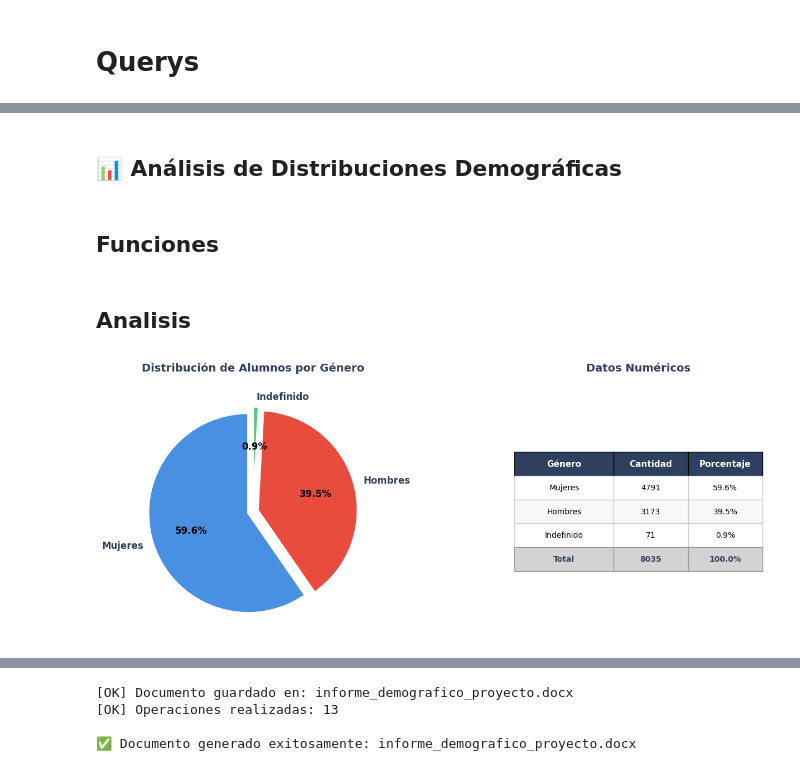
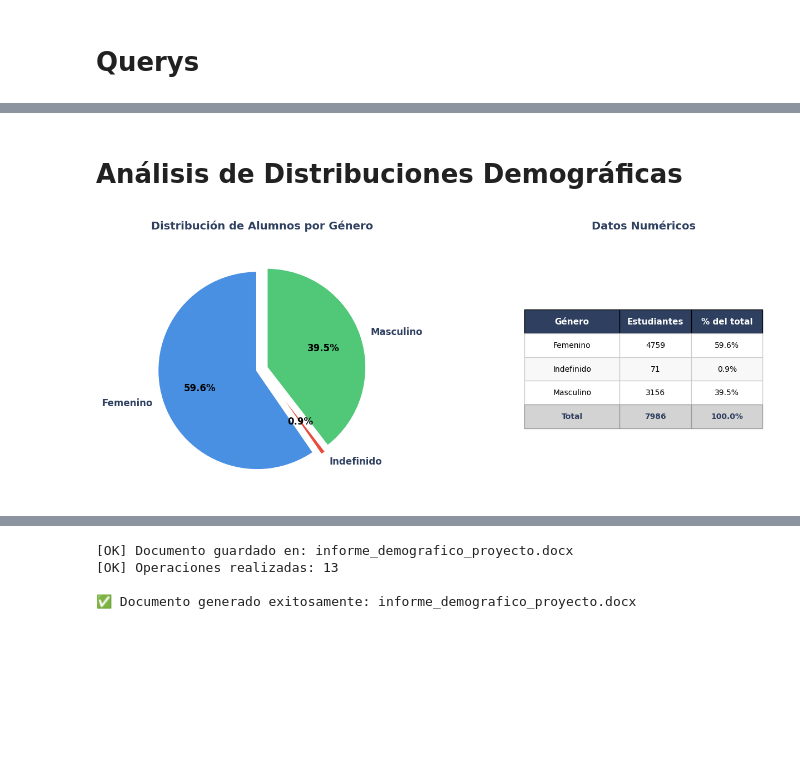
Before and after one commit to Crack-The-Code-Data/Resumen-automatico-de-cierre-de-proyectos, a Jupyter notebook: Notebook.ipynb, the cells around one changed output, grey strips where cells are left out. Saved outputs shown, nothing was run; the diff lists cells and outputs as text; code cells hidden in the pictures; blank space fills up the shorter version.

```diff
--- a/Notebook.ipynb
+++ b/Notebook.ipynb
@@ -284,0 +566,23 @@ df_alumnos=dataframes.get('alumnos')
+# %%
+if df_alumnos['institucion'].nunique()>0:
+    resumen_IE = (
+        df_alumnos.groupby(['institucion'])
+        .agg(
+            Activos=('id', 'nunique'),
+            Mujeres=('id', lambda x: df_alumnos.loc[x.index][df_alumnos.loc[x.index, 'genero'] == 'Femenino']['id'].nunique()),
+            Hombres=('id', lambda x: df_alumnos.loc[x.index][df_alumnos.loc[x.index, 'genero'] == 'Masculino']['id'].nunique()),
+        )
+        .reset_index()
+    )
+
+    # Calcular el porcentaje de respuestas por tipo de test
+    resumen_IE['% Mujeres']=round(resumen_IE['Mujeres'] / resumen_IE['Activos'] * 100, 1)
+    resumen_IE['% Hombres']=round(resumen_IE['Hombres'] / resumen_IE['Activos'] * 100, 1)
+    resumen_IE.rename(columns={'institucion': 'Institución'}, inplace=True)
+
+    biblioteca['instituciones'] = {
+        'name': 'Resumen por instituciones',
+        'df': resumen_IE
+    }
+
+    resumen_IE.head()
@@ -285,4 +625,2 @@ df_alumnos=dataframes.get('alumnos')
 # %% [markdown]
-## 📊 Análisis de Distribuciones Demográficas
+# Análisis de Distribuciones Demográficas
-# %% [markdown]
-## Funciones
@@ -479,10 +627,8 @@ def crear_grafico_distribucion(
-# %% [markdown]
-## Analisis
 # %%
 # 1. DISTRIBUCIÓN POR GÉNERO
-dist_genero = df_alumnos['genero'].value_counts().reset_index()
-dist_genero.columns = ['Género', 'Cantidad']
-dist_genero['Porcentaje'] = (dist_genero['Cantidad'] / dist_genero['Cantidad'].sum() * 100).round(2)
+dist_genero = df_alumnos.groupby('genero')['id'].nunique().reset_index()
+dist_genero.columns = ['Género', 'Estudiantes']
+dist_genero['% del total'] = (dist_genero['Estudiantes'] / dist_genero['Estudiantes'].sum() * 100).round(2)
 
 # Crear figura con dos subplots (gráfico + tabla)
 fig_genero = plt.figure(figsize=(12, 5), constrained_layout=True)
@@ -499,7 +645,7 @@ colores = colores_palette[:n_categorias]  # Tomar solo los necesarios
 explode = [0.05] * n_categorias  # Crear lista con 0.05 para cada categoría
 
 wedges, texts, autotexts = ax_pie.pie(
-    dist_genero['Cantidad'],
+    dist_genero['Estudiantes'],
     labels=dist_genero['Género'],
     autopct='%1.1f%%',
     startangle=90,
@@ -532,17 +678,17 @@ ax_table.axis('off')  # Ocultar ejes
 # Preparar datos para la tabla
 tabla_data = []
 for idx, row in dist_genero.iterrows():
-    porcentaje = (row['Cantidad'] / dist_genero['Cantidad'].sum()) * 100
-    tabla_data.append([row['Género'], row['Cantidad'], f"{porcentaje:.1f}%"])
+    porcentaje = (row['Estudiantes'] / dist_genero['Estudiantes'].sum()) * 100
+    tabla_data.append([row['Género'], row['Estudiantes'], f"{porcentaje:.1f}%"])
 
 # Agregar fila de total
-total = dist_genero['Cantidad'].sum()
+total = dist_genero['Estudiantes'].sum()
 tabla_data.append(['Total', total, '100.0%'])
 
 # Crear tabla
 tabla = ax_table.table(
     cellText=tabla_data,
-    colLabels=['Género', 'Cantidad', 'Porcentaje'],
+    colLabels=['Género', 'Estudiantes', '% del total'],
     cellLoc='center',
     loc='center',
     colWidths=[0.4, 0.3, 0.3]
@@ -552,34 +698,40 @@ tabla = ax_table.table(
 tabla.auto_set_font_size(False)
 tabla.set_fontsize(10)
 tabla.scale(1, 2.2)
 
 
 # Estilo del encabezado
 for i in range(3):
     cell = tabla[(0, i)]
     cell.set_facecolor('#2E3F5F')
     cell.set_text_props(weight='bold', color='white', fontsize=11)
 
 # Estilo de las filas de datos (sin contar total)
 for i in range(1, len(tabla_data)):
     for j in range(3):
         cell = tabla[(i, j)]
         cell.set_facecolor('#F8F8F8' if i % 2 == 0 else 'white')
         cell.set_edgecolor('#CCCCCC')
 
 # Fila de total con estilo especial
 for j in range(3):
     cell = tabla[(len(tabla_data), j)]
     cell.set_facecolor('#D3D3D3')
     cell.set_text_props(weight='bold', fontsize=10, color='#2E3F5F')
     cell.set_edgecolor('#999999')
 
 ax_table.set_title('Datos Numéricos',
                    fontsize=14, weight='bold', pad=20, color='#2E3F5F')
 
 plt.show()
+
+biblioteca['genero'] = {
+    'name': 'distribucion_por_genero',
+    'fig': fig_genero,
+    'df': dist_genero
+}
 # %% [output]
-[figure, old version]
+[figure, new version]
 # %%
 # 2. DISTRIBUCIÓN POR RANGO DE EDAD
 def categorizar_edad(edad):
```
Also changed, not shown: parts of 23 cells of this notebook, 2 other files.
